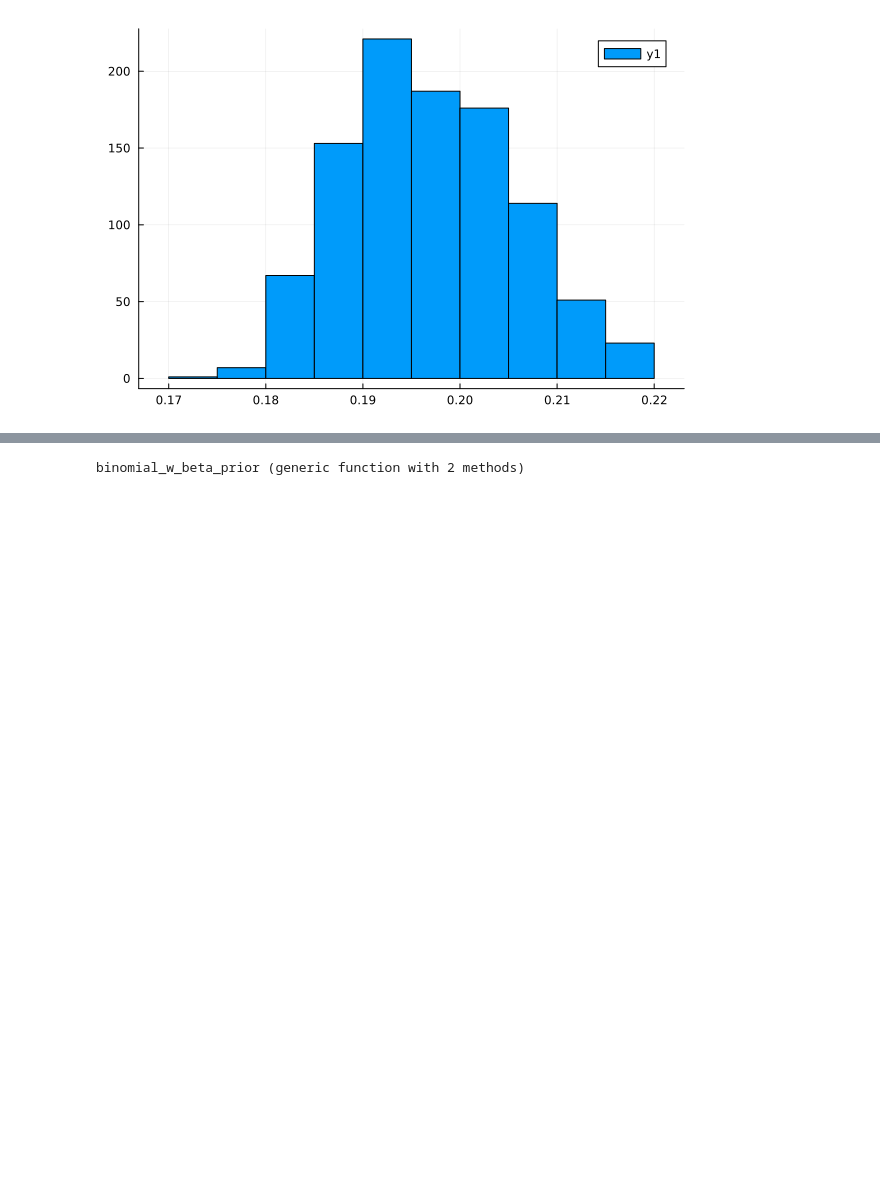
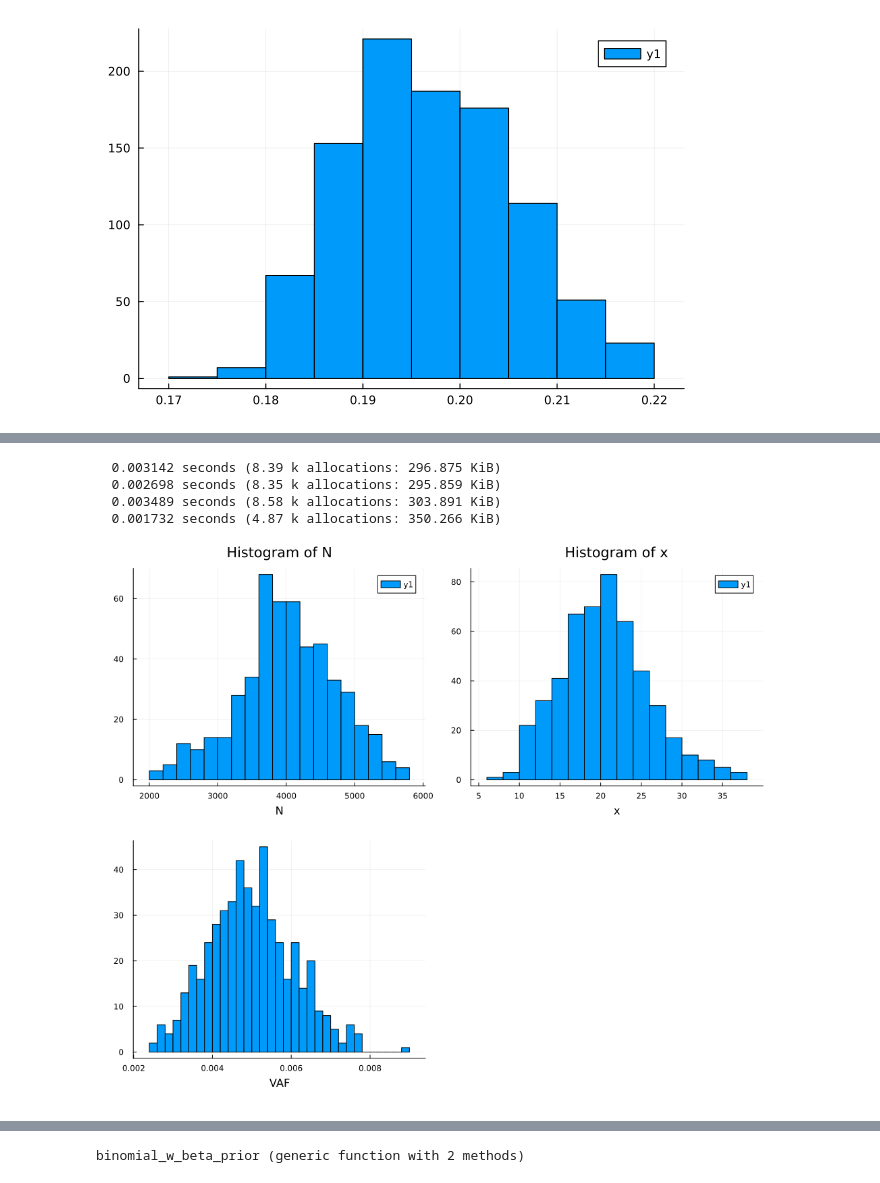
Before and after one commit to polyactis/julia-prob-programming, a Jupyter notebook: Turing-Quickstart-Beta-Bernoulli.ipynb, the cells around one changed output, grey strips where cells are left out. Cells and saved outputs as stored; diff of their text form; code cells hidden in the pictures; blank space fills up the shorter version.

```diff
--- a/Turing-Quickstart-Beta-Bernoulli.ipynb
+++ b/Turing-Quickstart-Beta-Bernoulli.ipynb
@@ -499,0 +521,8 @@ plot(h1, h2, h_of_vaf_v, layout=(2,2), left_margin=5*Plots.mm, bottom_margin=5*P
+# %%
+plot_histogram(N_v_005, x_v_005, vaf_v_005, 0.005)
+# %% [output]
+  0.003142 seconds (8.39 k allocations: 296.875 KiB)
+  0.002698 seconds (8.35 k allocations: 295.859 KiB)
+  0.003489 seconds (8.58 k allocations: 303.891 KiB)
+  0.001732 seconds (4.87 k allocations: 350.266 KiB)
+[figure, added]
```
Also changed, not shown: parts of 33 cells of this notebook.
